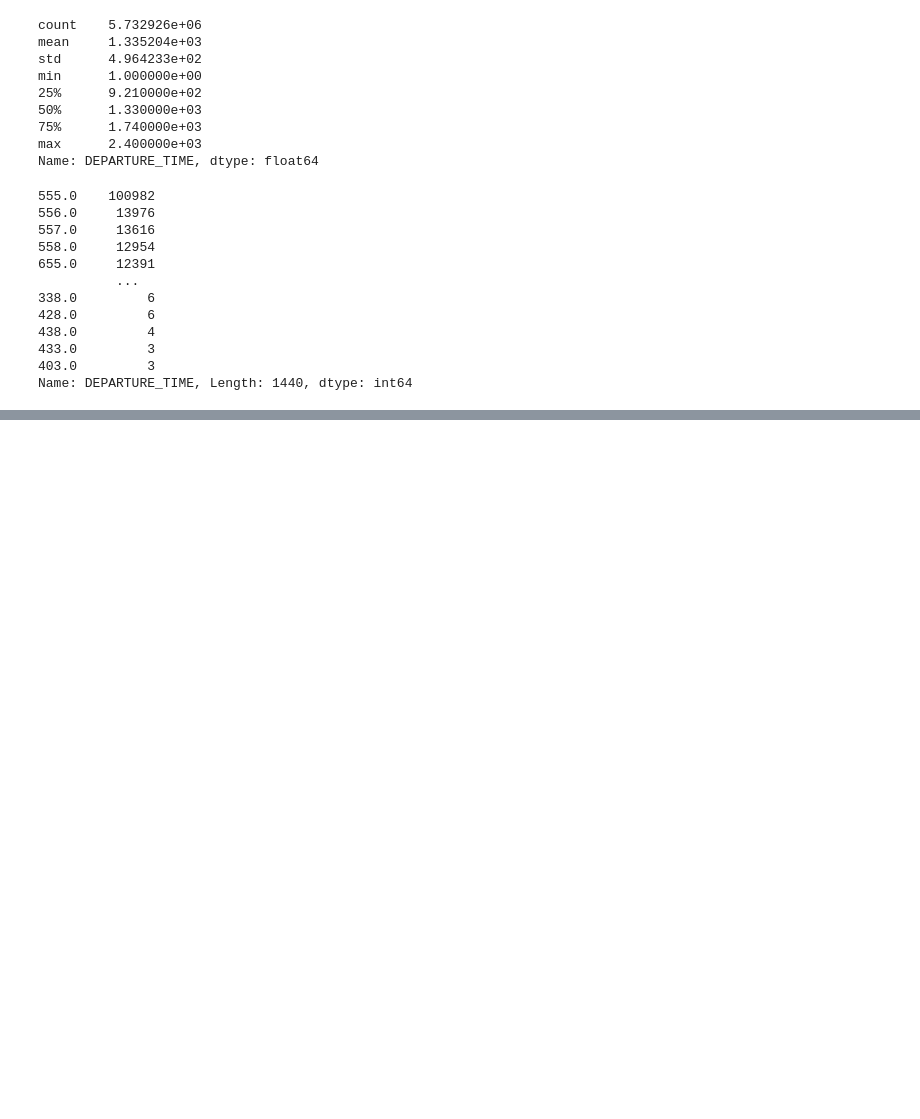
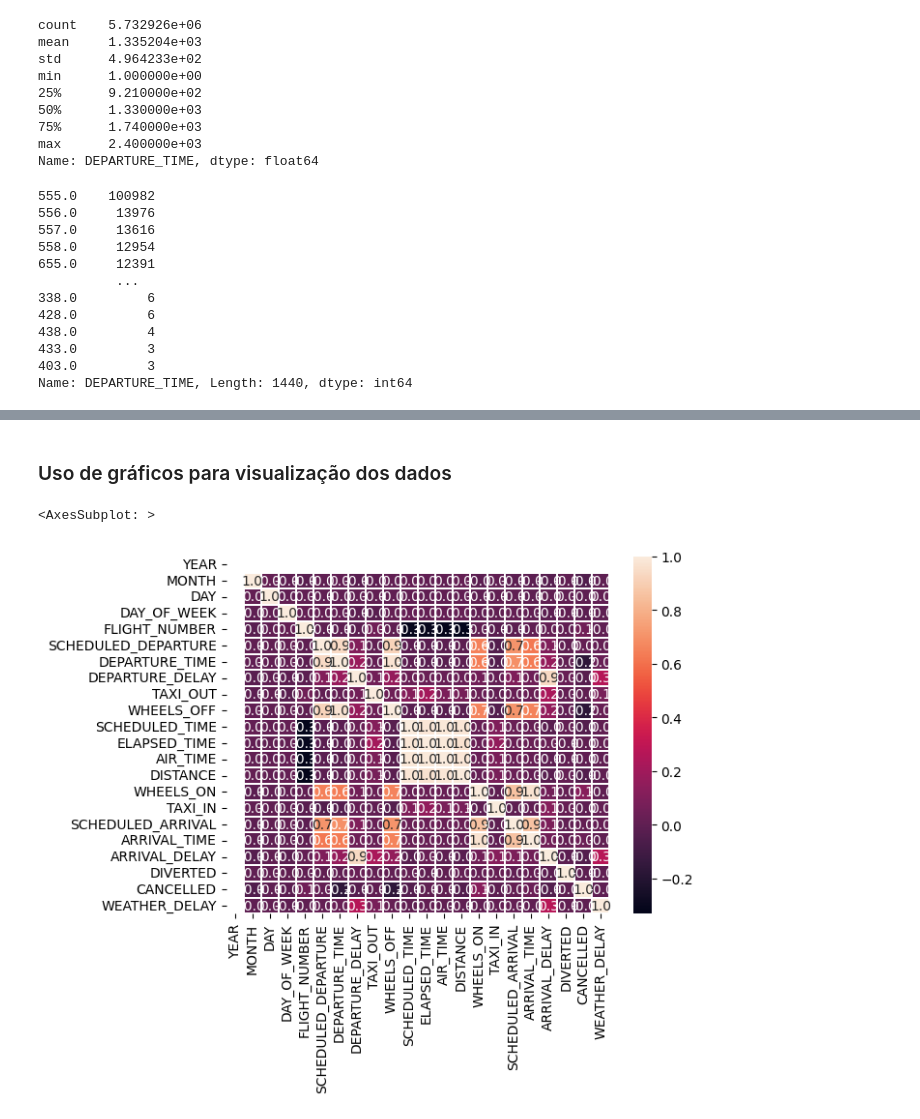
Before and after one commit to GingerLeh/atrasoVoos, a Jupyter notebook: analise.ipynb, the cells around one changed output, grey strips where cells are left out. Cells and saved outputs as stored; diff of their text form; code cells hidden in the pictures; blank space fills up the shorter version.

Commit message:
Continuaçao da analise e plotagem dos gráficos

```diff
--- a/analise.ipynb
+++ b/analise.ipynb
@@ -280,5 +317,5 @@ datasetSNulo['ARRIVAL_DELAY'].mode()
 0   -8.0
 Name: ARRIVAL_DELAY, dtype: float64
 # %%
-datasetSNulo['AIR_TIME'] = datasetSNulo['AIR_TIME'].fillna(-8.0)
+datasetSNulo['ARRIVAL_DELAY'] = datasetSNulo['ARRIVAL_DELAY'].fillna(-8.0)
 # %%
@@ -657,0 +721,2 @@ Name: DEPARTURE_TIME, Length: 1440, dtype: int64
+# %%
+datasetSNulo.dropna(subset=['TAIL_NUMBER'], how='all', inplace=True)
@@ -657,0 +753,2 @@ Name: DEPARTURE_TIME, Length: 1440, dtype: int64
+# %%
+datasetSNulo['SCHEDULED_TIME'] = datasetSNulo['SCHEDULED_TIME'].fillna(141.6)
@@ -657,0 +781,2 @@ Name: DEPARTURE_TIME, Length: 1440, dtype: int64
+# %%
+datasetSNulo['WEATHER_DELAY'] = datasetSNulo['WEATHER_DELAY'].fillna(0)
@@ -657,0 +804,12 @@ Name: DEPARTURE_TIME, Length: 1440, dtype: int64
+# %% [markdown]
+### Uso de gráficos para visualização dos dados
+# %%
+import seaborn as sn
+
+
+correlacao = datasetSNulo.corr()
+plot = sn.heatmap(correlacao, annot = True, fmt=".1f", linewidths=.2)
+plot
+# %% [output]
+<AxesSubplot: >
+[figure, added]
```
Also changed, not shown: parts of 39 cells of this notebook.
